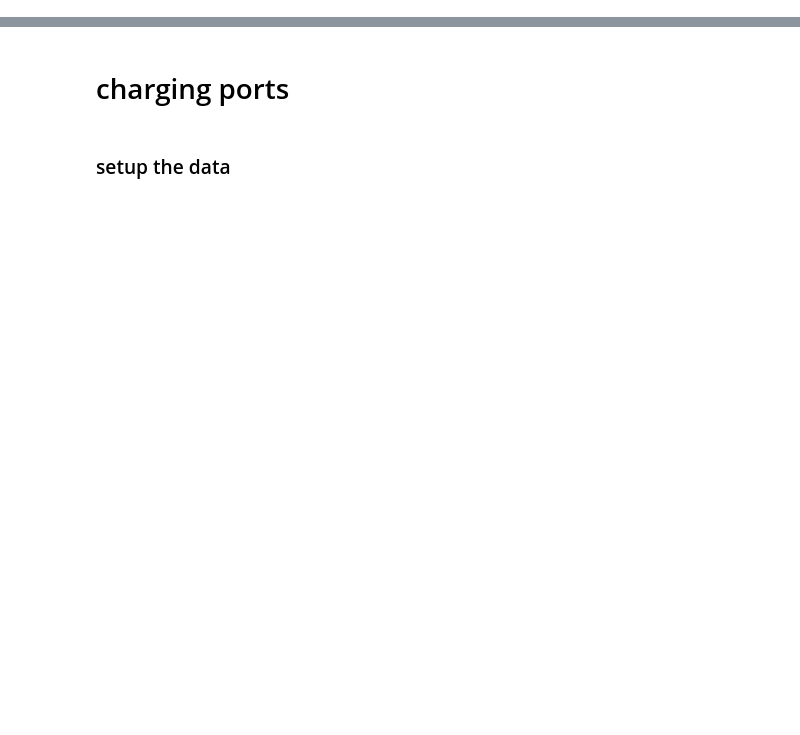
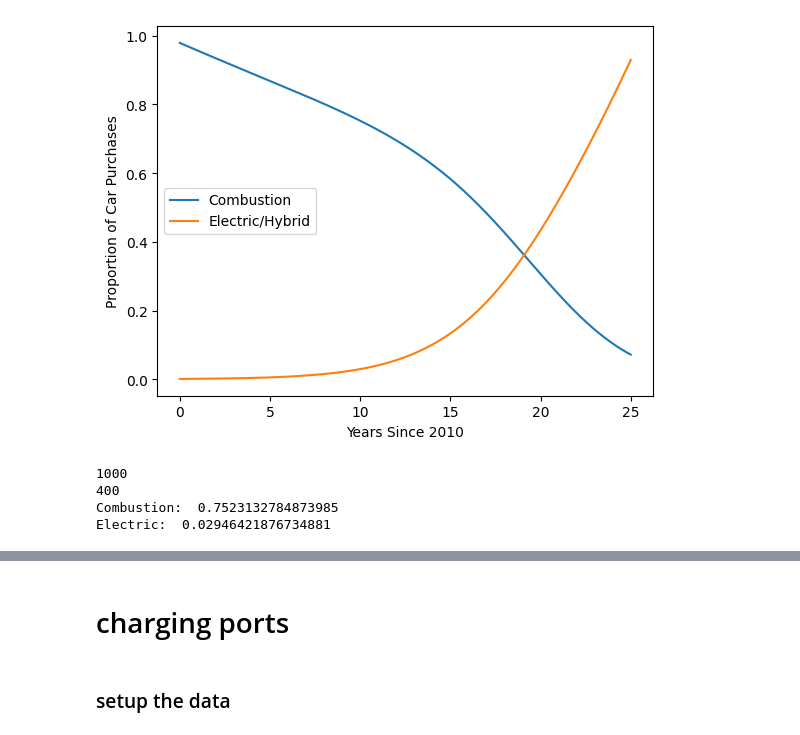
Before and after one commit to binDebug3/EVAdoption, a Jupyter notebook: ev_adoption_final.ipynb, the cells around one changed output, grey strips where cells are left out. Drawn from its saved outputs; the diff is of its cells as text; code cells hidden in the pictures; blank space fills up the shorter version.

```diff
--- a/ev_adoption_final.ipynb
+++ b/ev_adoption_final.ipynb
@@ -84,0 +127,44 @@ plt.show()
+# %%
+# build model
+def model(t, cars, ec, ce, c, e):
+    return np.array([(ec)*cars[0]*cars[1] + c*cars[0],
+                     (ce)*cars[0]*cars[1] + e*cars[1]])
+
+# constants
+ec = -0.4 # rate from electric to combustion
+ce = .3 # rate from combustion to electric
+c = -0.023# rate of new combustion
+e = 0.1 # rate of new electric
+
+# initial conditions
+C = 0.9792
+E = 0.0008
+
+# time points
+t0 = 0
+tf = 25
+
+# solve ODE
+sol = solve_ivp(model, [t0, tf], [C,E], args=(ec, ce, c,e), t_eval=np.linspace(t0, tf, 1000))
+
+# plot
+plt.plot(sol.t, sol.y[0], label="Combustion")
+plt.plot(sol.t, sol.y[1], label="Electric/Hybrid")
+plt.xlabel("Years Since 2010")
+plt.ylabel("Proportion of Car Purchases")
+plt.legend()
+plt.show()
+
+# print values at t=10
+print(len(sol.y[0]))
+year = 2020
+time = int((year - 2010) * 1000 / tf)
+print(time)
+print("Combustion: ", sol.y[0][time])
+print("Electric: ", sol.y[1][time])
+# %% [output]
+[figure, added]
+1000
+400
+Combustion:  0.7523132784873985
+Electric:  0.02946421876734881
```
Also changed, not shown: parts of 9 cells of this notebook.
